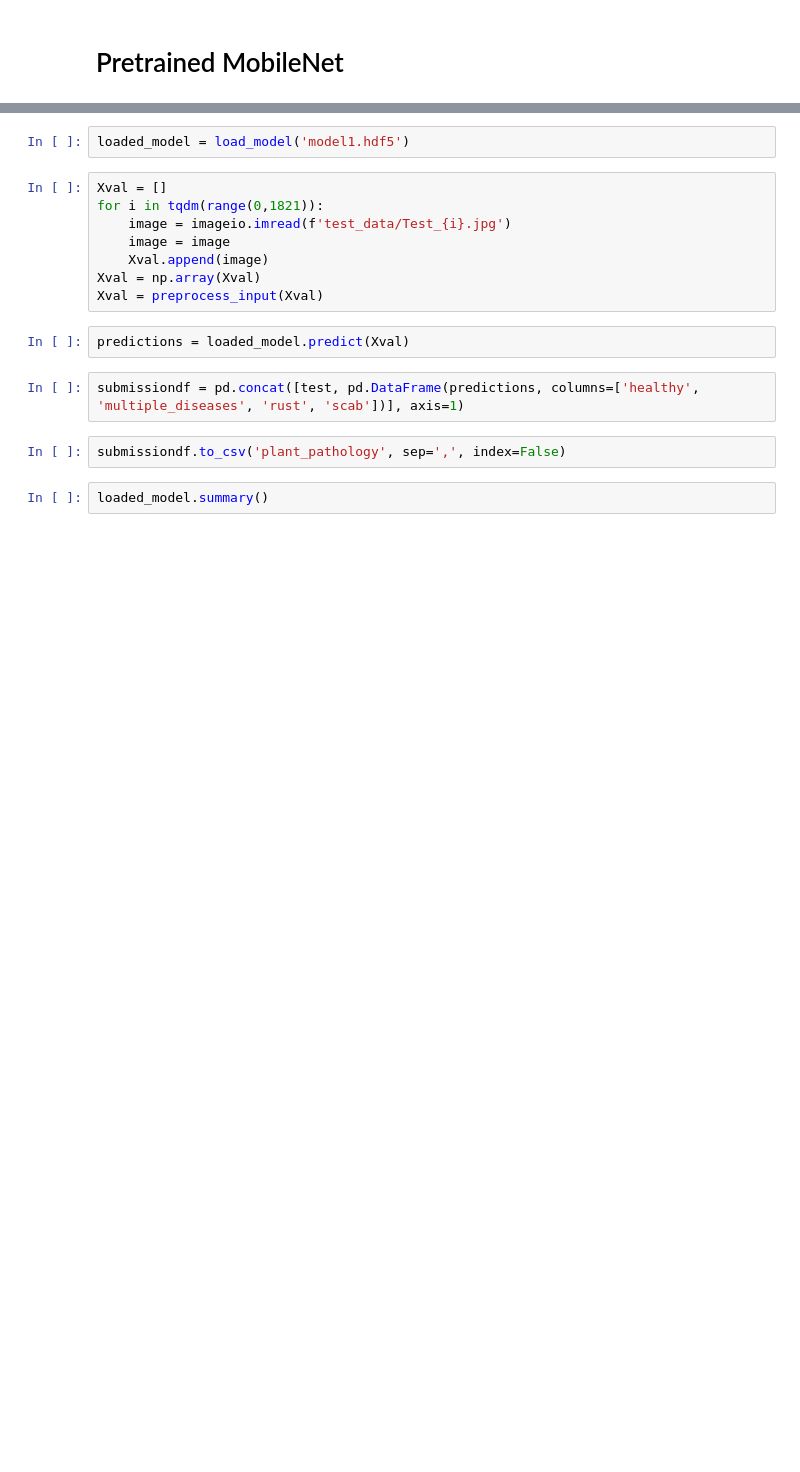
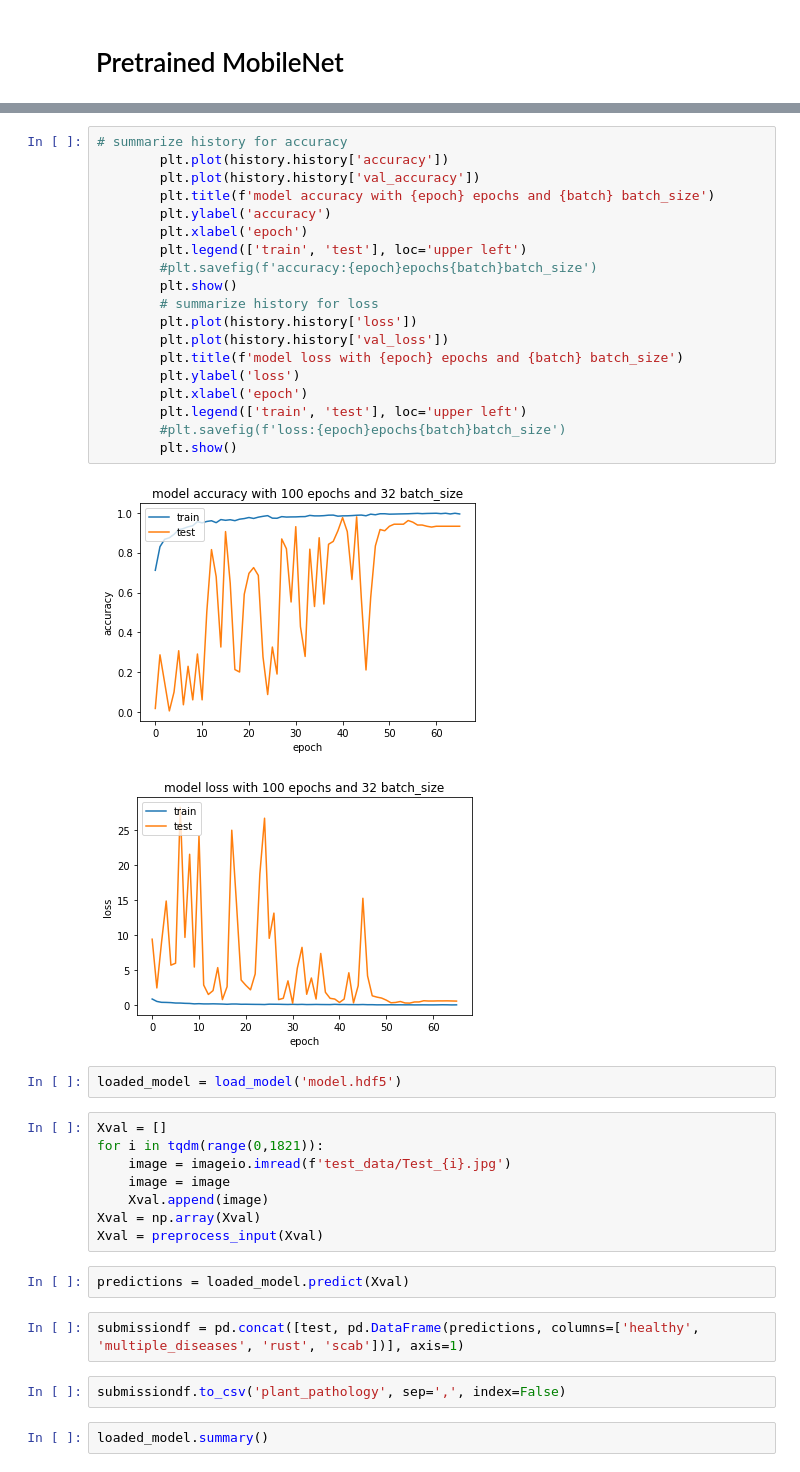
Before and after one commit to juliusschulz/plant_pathology, a Jupyter notebook: disease_classification.ipynb, the cells around one changed output, grey strips where cells are left out. Saved outputs shown, nothing was run; the diff lists cells and outputs as text; blank space fills up the shorter version.

```diff
--- a/disease_classification.ipynb
+++ b/disease_classification.ipynb
@@ -229,5 +255,27 @@ for batch in batch_size:
+# %%
+# summarize history for accuracy
+        plt.plot(history.history['accuracy'])
+        plt.plot(history.history['val_accuracy'])
+        plt.title(f'model accuracy with {epoch} epochs and {batch} batch_size')
+        plt.ylabel('accuracy')
+        plt.xlabel('epoch')
+        plt.legend(['train', 'test'], loc='upper left')
+        #plt.savefig(f'accuracy:{epoch}epochs{batch}batch_size')
+        plt.show()
+        # summarize history for loss
+        plt.plot(history.history['loss'])
+        plt.plot(history.history['val_loss'])
+        plt.title(f'model loss with {epoch} epochs and {batch} batch_size')
+        plt.ylabel('loss')
+        plt.xlabel('epoch')
+        plt.legend(['train', 'test'], loc='upper left')
+        #plt.savefig(f'loss:{epoch}epochs{batch}batch_size')
+        plt.show()
+# %% [output]
+[figure, added]
+[figure, added]
 # %%
-loaded_model = load_model('model1.hdf5')
+loaded_model = load_model('model.hdf5')
 # %%
 Xval = []
 for i in tqdm(range(0,1821)):
```
Also changed, not shown: parts of 3 cells of this notebook.
